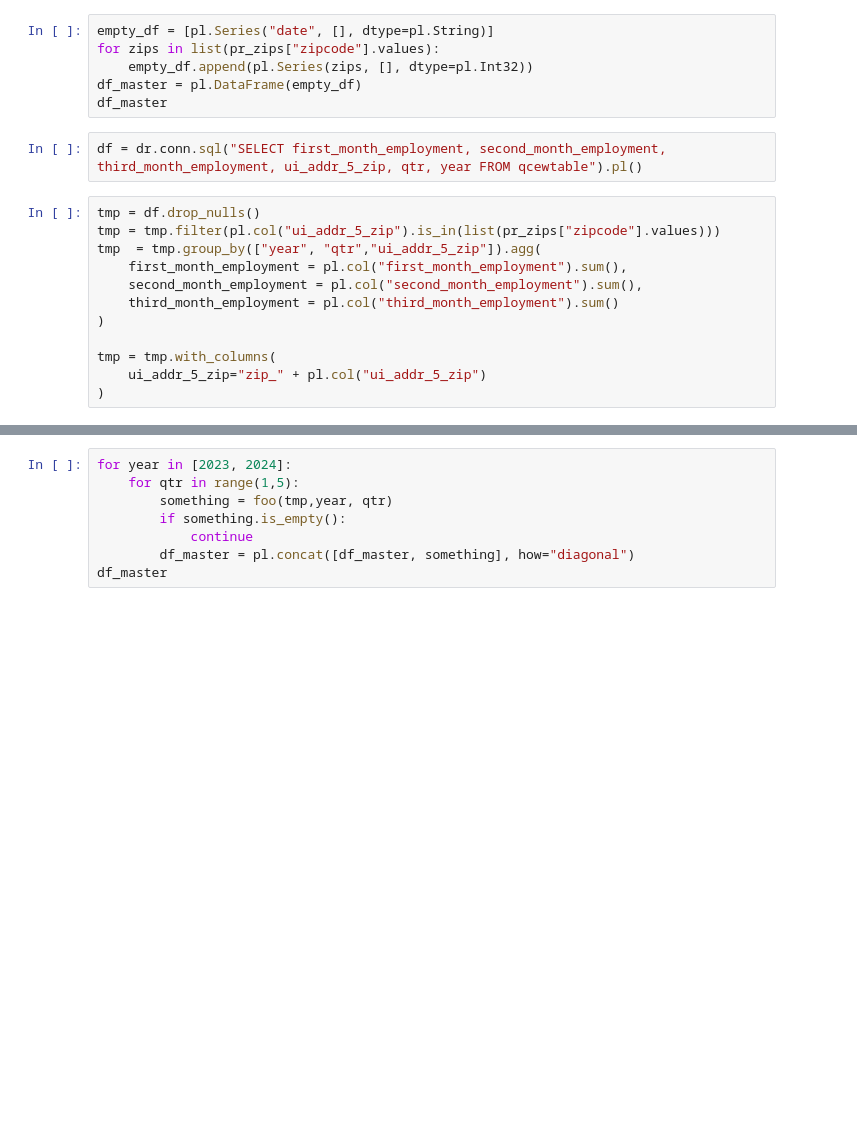
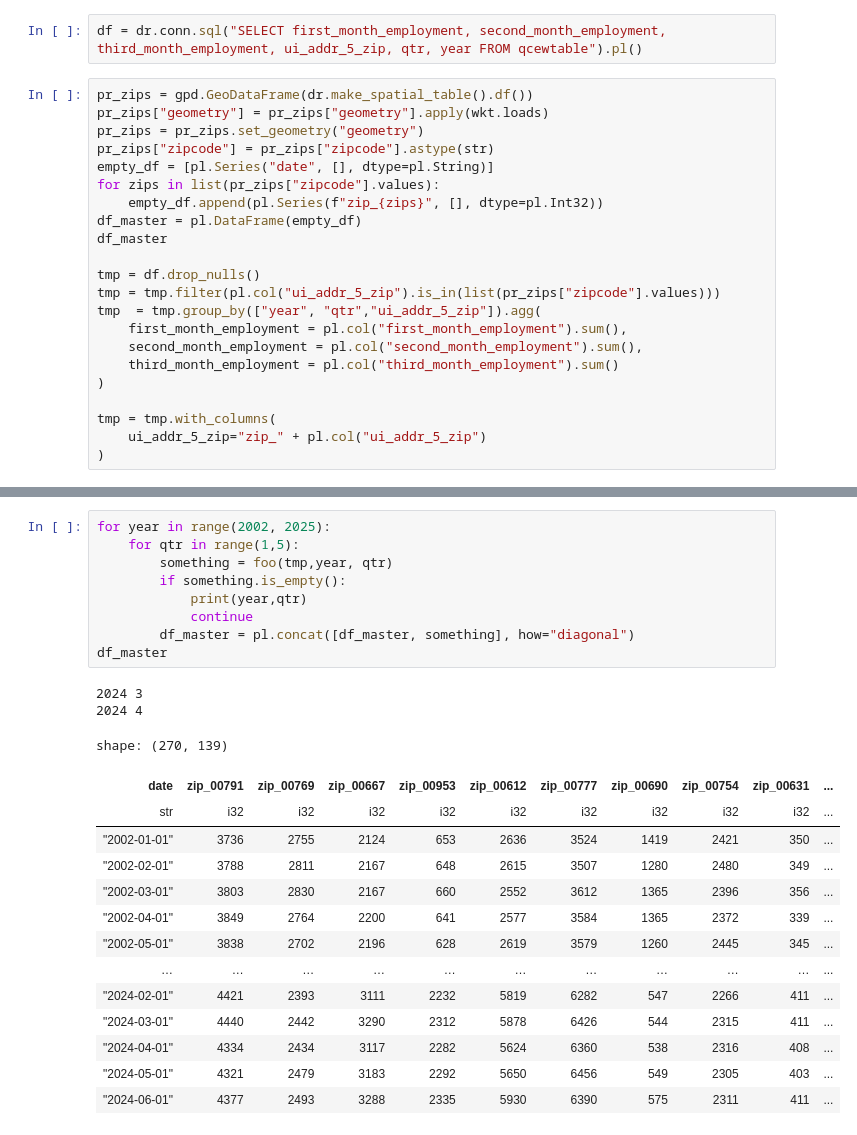
Before and after one commit to ouslan/research-pr-salaries, a Jupyter notebook: notebooks/scratch.ipynb, the cells around one changed output, grey strips where cells are left out. Drawn from its saved outputs; the diff is of its cells as text; blank space fills up the shorter version.

```diff
--- a/notebooks/scratch.ipynb
+++ b/notebooks/scratch.ipynb
@@ -55,12 +80,16 @@ pr_zips["zipcode"] = pr_zips["zipcode"].astype(str)
-# %%
-empty_df = [pl.Series("date", [], dtype=pl.String)]
-for zips in list(pr_zips["zipcode"].values):
-    empty_df.append(pl.Series(zips, [], dtype=pl.Int32))
-df_master = pl.DataFrame(empty_df)
-df_master
 # %%
 df = dr.conn.sql("SELECT first_month_employment, second_month_employment, third_month_employment, ui_addr_5_zip, qtr, year FROM qcewtable").pl()
 # %%
+pr_zips = gpd.GeoDataFrame(dr.make_spatial_table().df())
+pr_zips["geometry"] = pr_zips["geometry"].apply(wkt.loads)
+pr_zips = pr_zips.set_geometry("geometry")
+pr_zips["zipcode"] = pr_zips["zipcode"].astype(str)
+empty_df = [pl.Series("date", [], dtype=pl.String)]
+for zips in list(pr_zips["zipcode"].values):
+    empty_df.append(pl.Series(f"zip_{zips}", [], dtype=pl.Int32))
+df_master = pl.DataFrame(empty_df)
+df_master
+
 tmp = df.drop_nulls()
 tmp = tmp.filter(pl.col("ui_addr_5_zip").is_in(list(pr_zips["zipcode"].values)))
 tmp  = tmp.group_by(["year", "qtr","ui_addr_5_zip"]).agg(
@@ -102,11 +129,29 @@ foo(tmp, 2021, 1)
 # %%
-for year in [2023, 2024]:
+for year in range(2002, 2025):
     for qtr in range(1,5):
         something = foo(tmp,year, qtr)
         if something.is_empty():
+            print(year,qtr)
             continue
         df_master = pl.concat([df_master, something], how="diagonal")
 df_master
+# %% [output]
+2024 3
+2024 4
+shape: (270, 139)
+| date | zip_00791 | zip_00769 | zip_00667 | zip_00953 | zip_00612 | zip_00777 | zip_00690 | zip_00754 | zip_00631 | ... |
+| str | i32 | i32 | i32 | i32 | i32 | i32 | i32 | i32 | i32 | ... |
+| "2002-01-01" | 3736 | 2755 | 2124 | 653 | 2636 | 3524 | 1419 | 2421 | 350 | ... |
+| "2002-02-01" | 3788 | 2811 | 2167 | 648 | 2615 | 3507 | 1280 | 2480 | 349 | ... |
+| "2002-03-01" | 3803 | 2830 | 2167 | 660 | 2552 | 3612 | 1365 | 2396 | 356 | ... |
+| "2002-04-01" | 3849 | 2764 | 2200 | 641 | 2577 | 3584 | 1365 | 2372 | 339 | ... |
+| "2002-05-01" | 3838 | 2702 | 2196 | 628 | 2619 | 3579 | 1260 | 2445 | 345 | ... |
+| … | … | … | … | … | … | … | … | … | … | ... |
+| "2024-02-01" | 4421 | 2393 | 3111 | 2232 | 5819 | 6282 | 547 | 2266 | 411 | ... |
+| "2024-03-01" | 4440 | 2442 | 3290 | 2312 | 5878 | 6426 | 544 | 2315 | 411 | ... |
+| "2024-04-01" | 4334 | 2434 | 3117 | 2282 | 5624 | 6360 | 538 | 2316 | 408 | ... |
+| "2024-05-01" | 4321 | 2479 | 3183 | 2292 | 5650 | 6456 | 549 | 2305 | 403 | ... |
+| "2024-06-01" | 4377 | 2493 | 3288 | 2335 | 5930 | 6390 | 575 | 2311 | 411 | ... |
 # %%
 data = df_master
 columns_with_nulls = [col for col in data.columns if data[col].is_null().any()]
```
Also changed, not shown: parts of 16 cells of this notebook, 1 other file.
